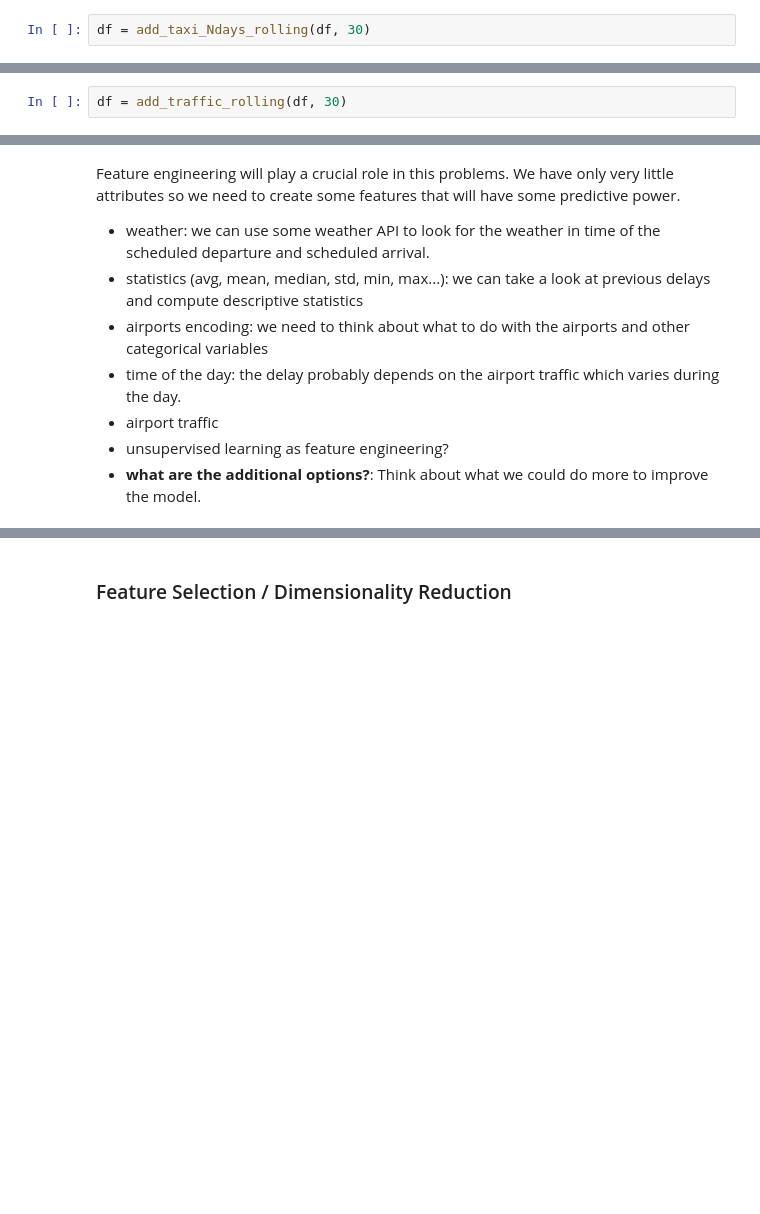
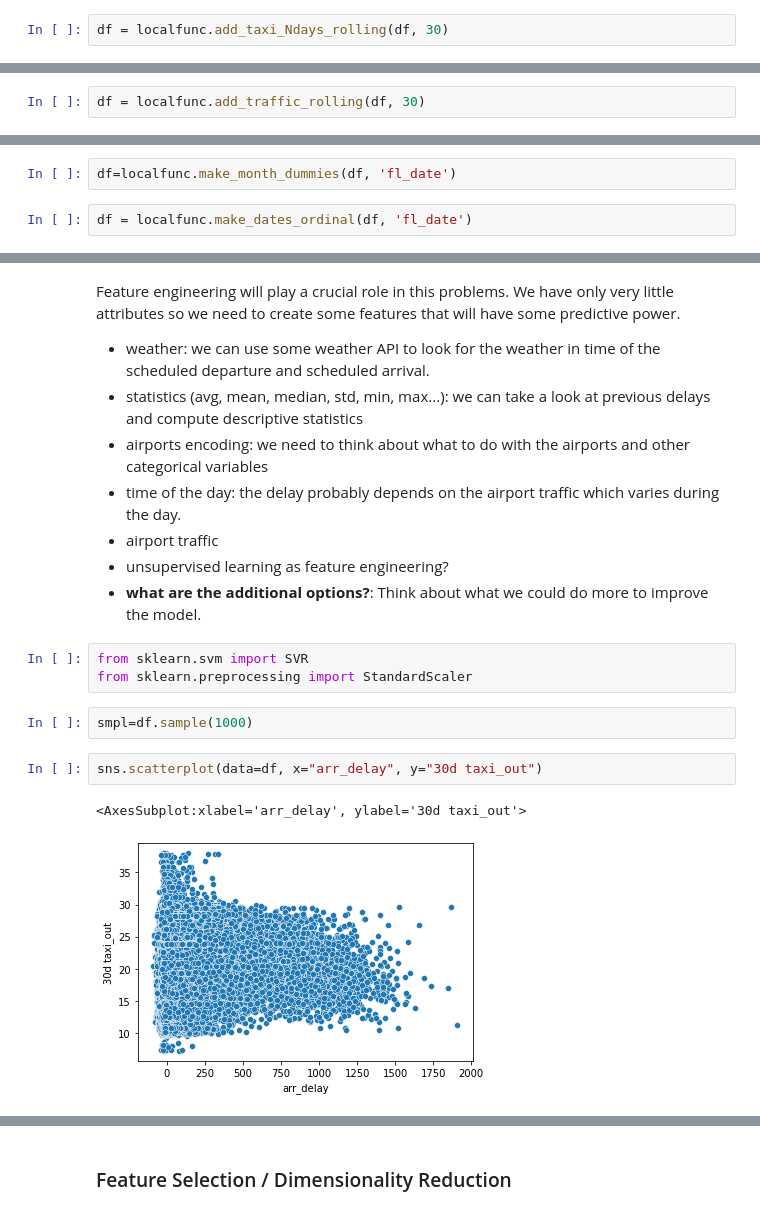
Before and after one commit to Christiantruchsess/Predicting_Flight_Delays, a Jupyter notebook: modeling_Ruslan.ipynb, the cells around one changed output, grey strips where cells are left out. Cells and saved outputs as stored; diff of their text form; blank space fills up the shorter version.

```diff
--- a/modeling_Ruslan.ipynb
+++ b/modeling_Ruslan.ipynb
@@ -30,7 +30,7 @@ df = pd.read_csv('UA flights 2019.csv', low_memory=False, parse_dates=[0])
 # %%
 pd.set_option('display.max_columns', None)
 # %%
-df = add_taxi_Ndays_rolling(df, 30)
+df = localfunc.add_taxi_Ndays_rolling(df, 30)
 # %%
 df.head()
 # %% [output]
@@ -41,6 +41,6 @@ df.head()
 | 3 | 2019-01-01 | UA | 4900 | N16183 | 4900 | 11618 | EWR | ... |
 | 4 | 2019-01-01 | UA | 4880 | N16147 | 4880 | 11618 | EWR | ... |
 # %%
-df = add_traffic_rolling(df, 30)
+df = localfunc.add_traffic_rolling(df, 30)
 # %%
 df.head()
@@ -59,0 +51,4 @@ AttributeError: 'NoneType' object has no attribute 'head'
+# %%
+df=localfunc.make_month_dummies(df, 'fl_date')
+# %%
+df = localfunc.make_dates_ordinal(df, 'fl_date')
@@ -69,3 +66,13 @@ Feature engineering will play a crucial role in this problems. We have only very
 - airport traffic
 - unsupervised learning as feature engineering?
 - **what are the additional options?**: Think about what we could do more to improve the model.
+# %%
+from sklearn.svm import SVR
+from sklearn.preprocessing import StandardScaler
+# %%
+smpl=df.sample(1000)
+# %%
+sns.scatterplot(data=df, x="arr_delay", y="30d taxi_out")
+# %% [output]
+<AxesSubplot:xlabel='arr_delay', ylabel='30d taxi_out'>
+[figure, added]
```
Also changed, not shown: parts of 29 cells of this notebook, 1 other file.
